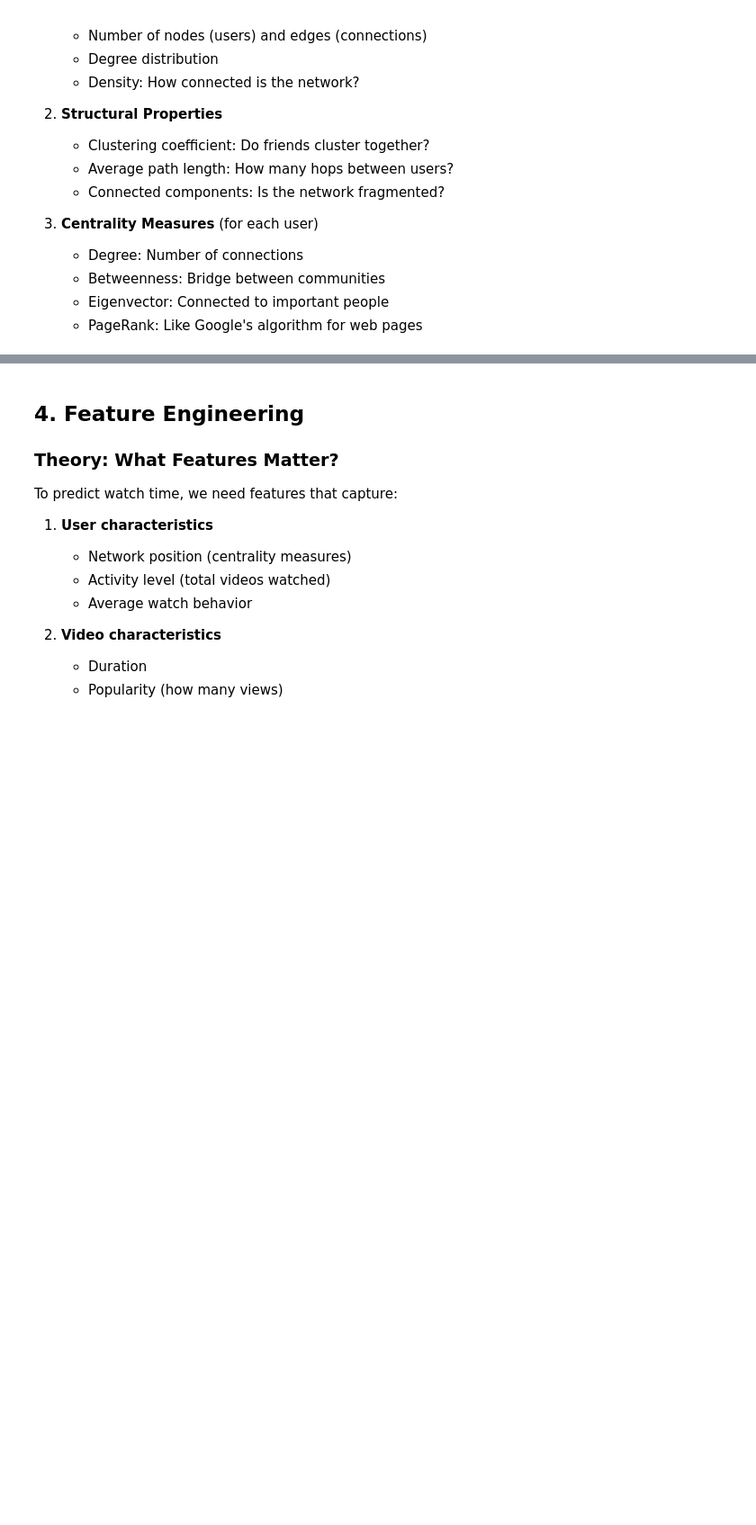
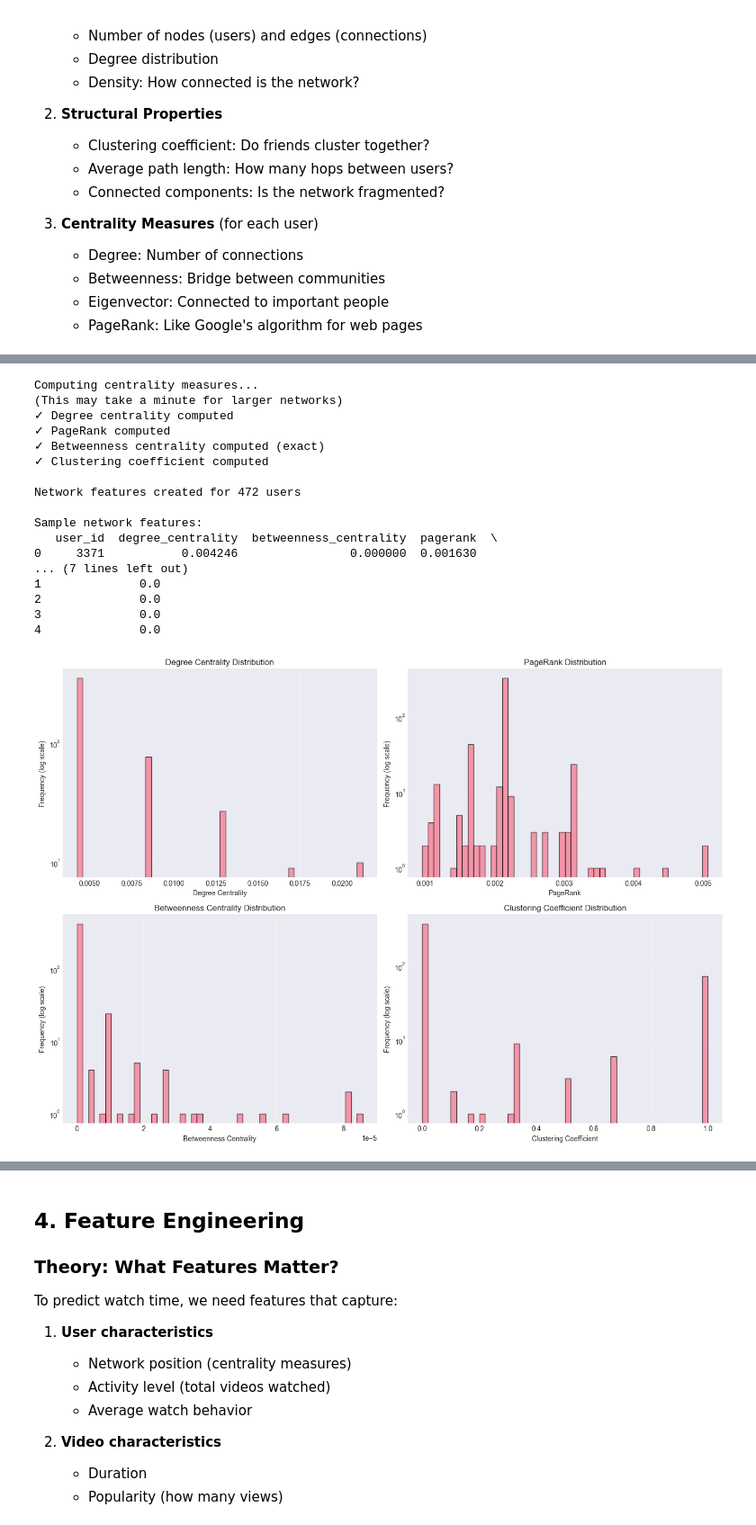
Before and after one commit to Erhan1706/complex-networks, a Jupyter notebook: notebooks/01_initial_exploration.ipynb, the cells around one changed output, grey strips where cells are left out. Shown at 90% size. Cells and saved outputs as stored; diff of their text form; code cells hidden in the pictures; blank space fills up the shorter version.

```diff
--- a/notebooks/01_initial_exploration.ipynb
+++ b/notebooks/01_initial_exploration.ipynb
@@ -263,34 +404,57 @@ network_features = pd.DataFrame({
 
 print(f"\nNetwork features created for {len(network_features)} users")
 print("\nSample network features:")
 print(network_features.head())
 
 # Visualize centrality distributions
 fig, axes = plt.subplots(2, 2, figsize=(14, 10))
 
 axes[0, 0].hist(network_features['degree_centrality'], bins=50, edgecolor='black', alpha=0.7)
 axes[0, 0].set_xlabel('Degree Centrality')
-axes[0, 0].set_ylabel('Frequency')
+axes[0, 0].set_ylabel('Frequency (log scale)')
 axes[0, 0].set_title('Degree Centrality Distribution')
+axes[0, 0].set_yscale('log')  # LOG SCALE
 axes[0, 0].grid(alpha=0.3)
 
 axes[0, 1].hist(network_features['pagerank'], bins=50, edgecolor='black', alpha=0.7)
 axes[0, 1].set_xlabel('PageRank')
-axes[0, 1].set_ylabel('Frequency')
+axes[0, 1].set_ylabel('Frequency (log scale)')
 axes[0, 1].set_title('PageRank Distribution')
+axes[0, 1].set_yscale('log')  # LOG SCALE
 axes[0, 1].grid(alpha=0.3)
 
 axes[1, 0].hist(network_features['betweenness_centrality'], bins=50, edgecolor='black', alpha=0.7)
 axes[1, 0].set_xlabel('Betweenness Centrality')
-axes[1, 0].set_ylabel('Frequency')
+axes[1, 0].set_ylabel('Frequency (log scale)')
 axes[1, 0].set_title('Betweenness Centrality Distribution')
+axes[1, 0].set_yscale('log')  # LOG SCALE
 axes[1, 0].grid(alpha=0.3)
 
 axes[1, 1].hist(network_features['clustering_coef'], bins=50, edgecolor='black', alpha=0.7)
 axes[1, 1].set_xlabel('Clustering Coefficient')
-axes[1, 1].set_ylabel('Frequency')
+axes[1, 1].set_ylabel('Frequency (log scale)')
 axes[1, 1].set_title('Clustering Coefficient Distribution')
+axes[1, 1].set_yscale('log')  # LOG SCALE
 axes[1, 1].grid(alpha=0.3)
 
 plt.tight_layout()
 plt.show()
+# %% [output]
+Computing centrality measures...
+(This may take a minute for larger networks)
+✓ Degree centrality computed
+✓ PageRank computed
+✓ Betweenness centrality computed (exact)
+✓ Clustering coefficient computed
+
+Network features created for 472 users
+
+Sample network features:
+   user_id  degree_centrality  betweenness_centrality  pagerank  \
+0     3371           0.004246                0.000000  0.001630
+... (7 lines left out)
+1              0.0
+2              0.0
+3              0.0
+4              0.0
+[figure, added]
```
Also changed, not shown: parts of 18 cells of this notebook.
